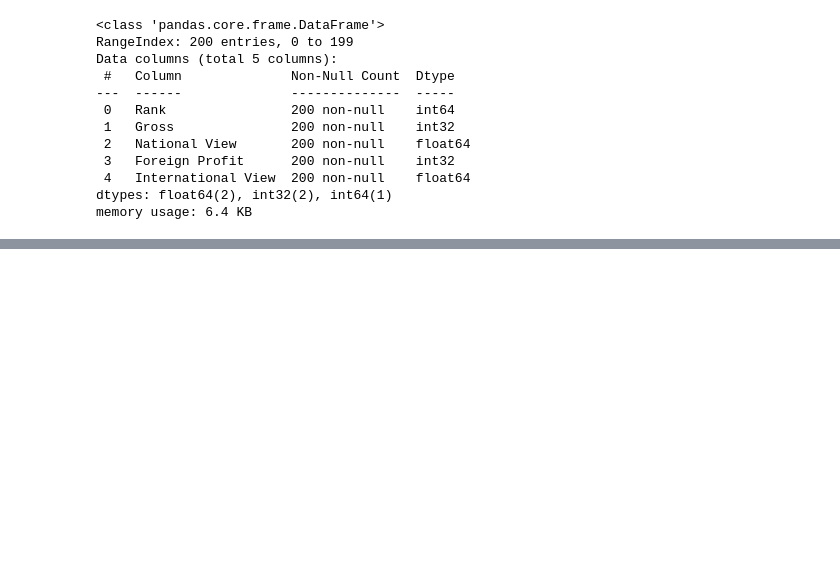
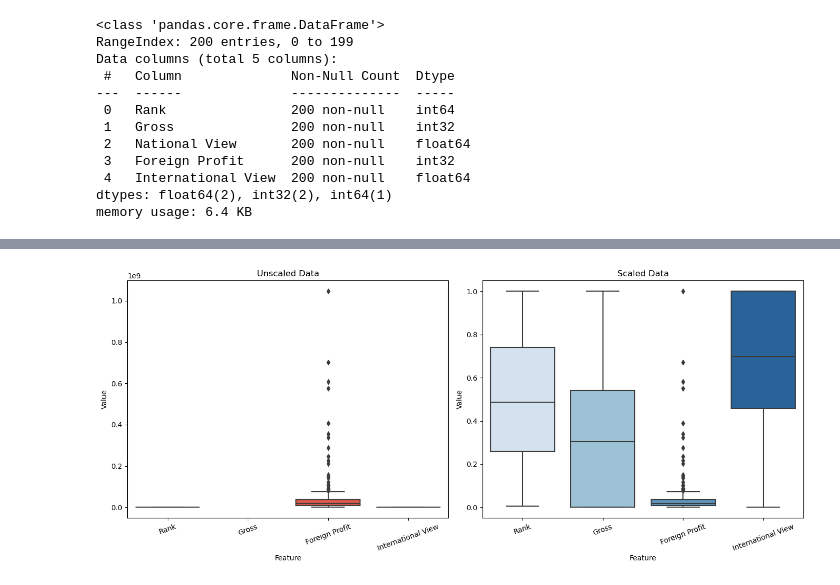
Before and after one commit to Razakhan143/AI-Artificial-Inteligence-, a Jupyter notebook: ML practice/Feature Engineering/normalization.ipynb, the cells around one changed output, grey strips where cells are left out. Cells and saved outputs as stored; diff of their text form; code cells hidden in the pictures; blank space fills up the shorter version.

```diff
--- a/ML practice/Feature Engineering/normalization.ipynb
+++ b/ML practice/Feature Engineering/normalization.ipynb
@@ -59,0 +169,31 @@ memory usage: 6.4 KB
+# %%
+import pandas as pd
+import matplotlib.pyplot as plt
+import seaborn as sns
+
+# Creating DataFrames
+Scaled = pd.DataFrame(X_train_S, columns=['Rank', 'Gross', 'Foreign Profit', 'International View'])
+unScaled = pd.DataFrame(X_train, columns=['Rank', 'Gross', 'Foreign Profit', 'International View'])
+
+# Melt DataFrames for Seaborn
+unScaled_melted = unScaled.melt(var_name="Feature", value_name="Value")
+Scaled_melted = Scaled.melt(var_name="Feature", value_name="Value")
+
+# Create subplots
+fig, axes = plt.subplots(nrows=1, ncols=2, figsize=(14, 6))
+
+# Box plot for Unscaled Data
+sns.boxplot(x="Feature", y="Value", data=unScaled_melted, ax=axes[0], palette="Reds")
+axes[0].set_title("Unscaled Data")
+axes[0].tick_params(axis='x', rotation=20)
+
+# Box plot for Scaled Data
+sns.boxplot(x="Feature", y="Value", data=Scaled_melted, ax=axes[1], palette="Blues")
+axes[1].set_title("Scaled Data")
+axes[1].tick_params(axis='x', rotation=20)
+
+# Adjust layout
+plt.tight_layout()
+plt.show()
+# %% [output]
+[figure, added]
```
Also changed, not shown: parts of 12 cells of this notebook.
